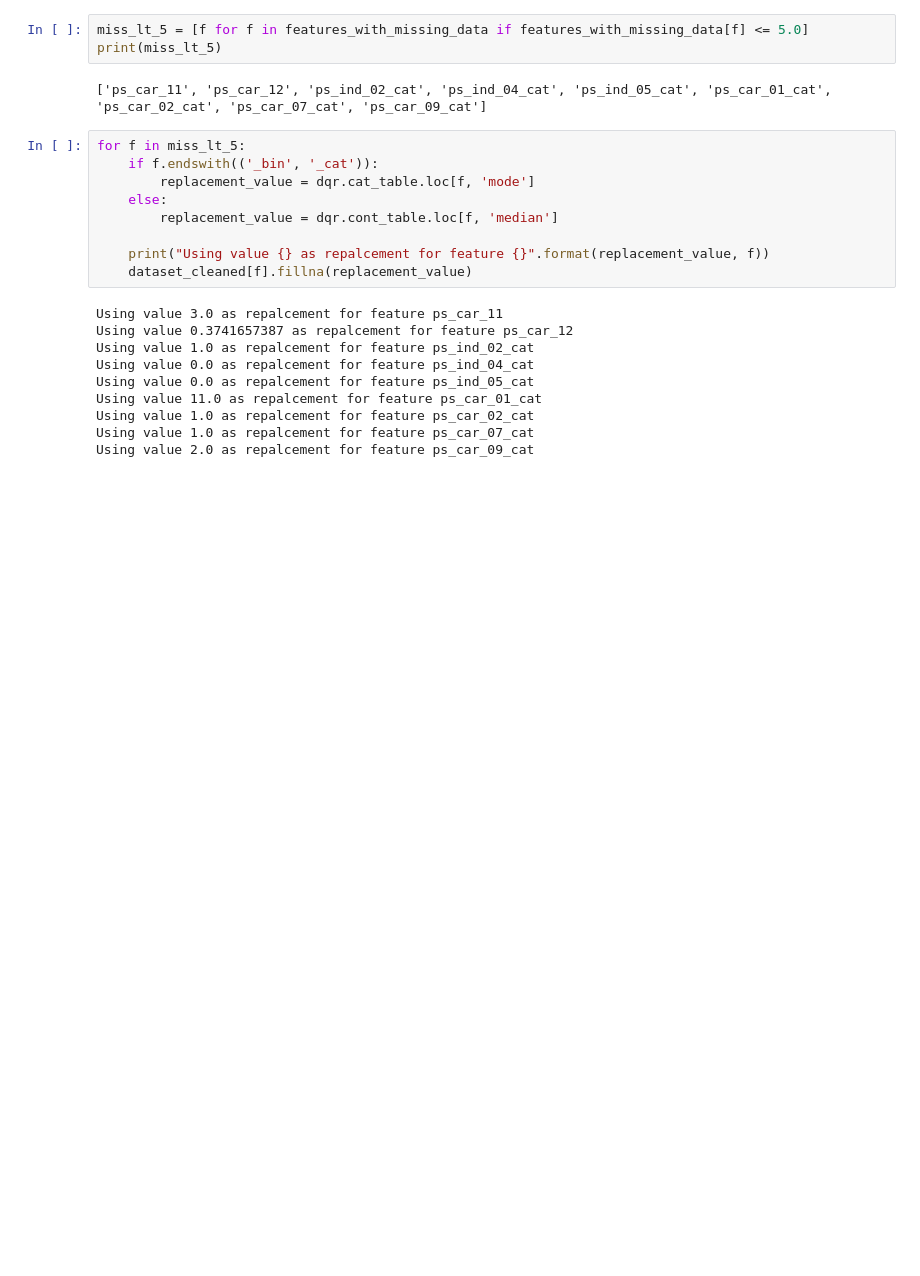
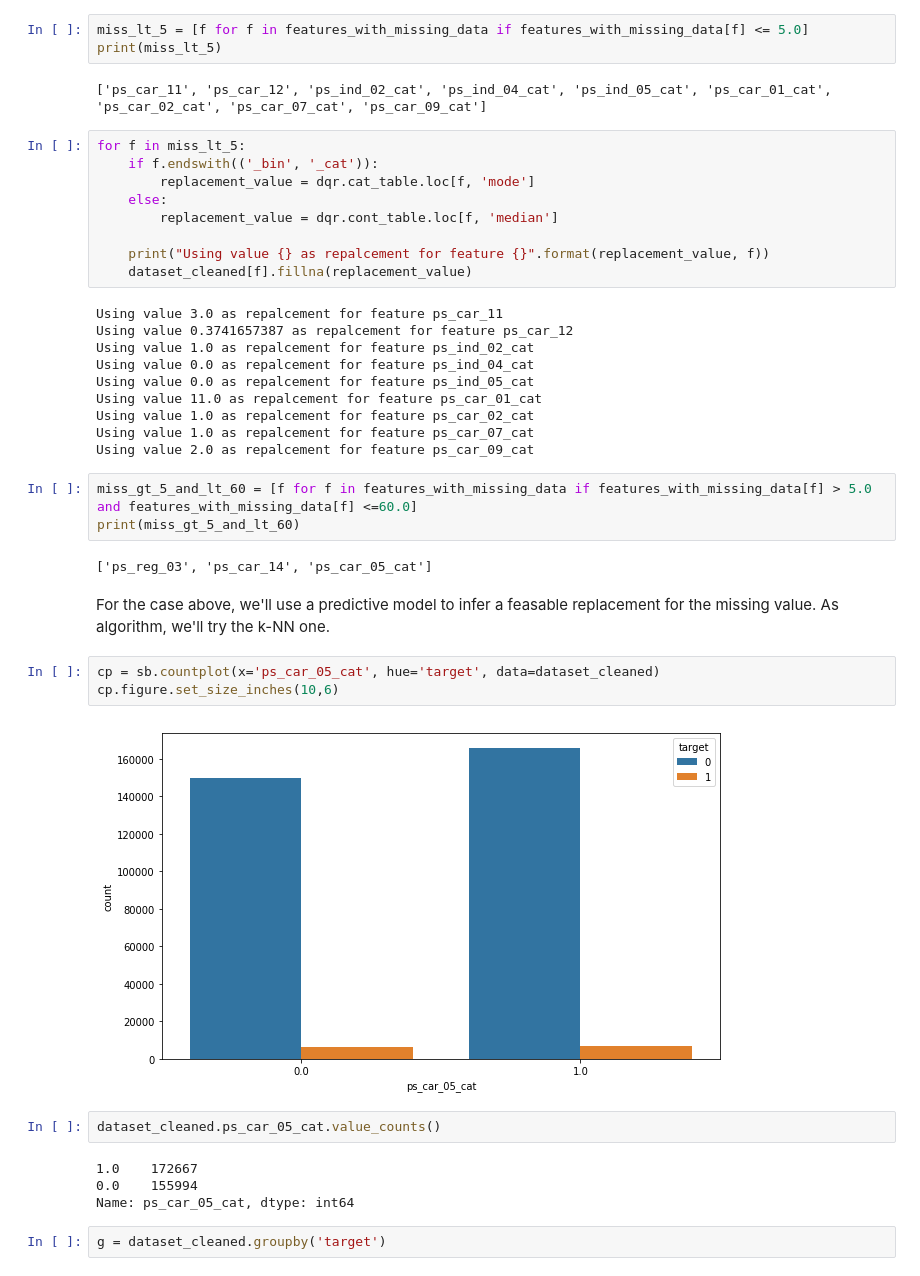
Before and after one commit to antoniodeblasi/kaggle, a Jupyter notebook: PortoSeguro/safedriverprediction.ipynb, the cells around one changed output. Cells and saved outputs as stored; diff of their text form; blank space fills up the shorter version.

```diff
--- a/PortoSeguro/safedriverprediction.ipynb
+++ b/PortoSeguro/safedriverprediction.ipynb
@@ -361,3 +363,23 @@ Using value 11.0 as repalcement for feature ps_car_01_cat
 Using value 1.0 as repalcement for feature ps_car_02_cat
 Using value 1.0 as repalcement for feature ps_car_07_cat
 Using value 2.0 as repalcement for feature ps_car_09_cat
+# %%
+miss_gt_5_and_lt_60 = [f for f in features_with_missing_data if features_with_missing_data[f] > 5.0 and features_with_missing_data[f] <=60.0]
+print(miss_gt_5_and_lt_60)
+# %% [output]
+['ps_reg_03', 'ps_car_14', 'ps_car_05_cat']
+# %% [markdown]
+For the case above, we'll use a predictive model to infer a feasable replacement for the missing value. As algorithm, we'll try the k-NN one.
+# %%
+cp = sb.countplot(x='ps_car_05_cat', hue='target', data=dataset_cleaned)
+cp.figure.set_size_inches(10,6)
+# %% [output]
+[figure, added]
+# %%
+dataset_cleaned.ps_car_05_cat.value_counts()
+# %% [output]
+1.0    172667
+0.0    155994
+Name: ps_car_05_cat, dtype: int64
+# %%
+g = dataset_cleaned.groupby('target')
```
Also changed, not shown: parts of 8 cells of this notebook.
